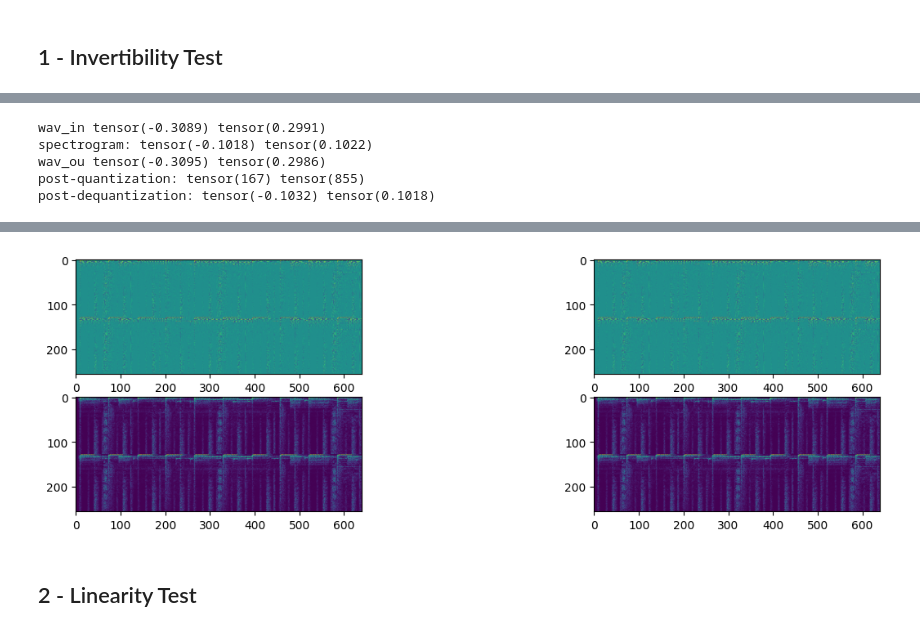
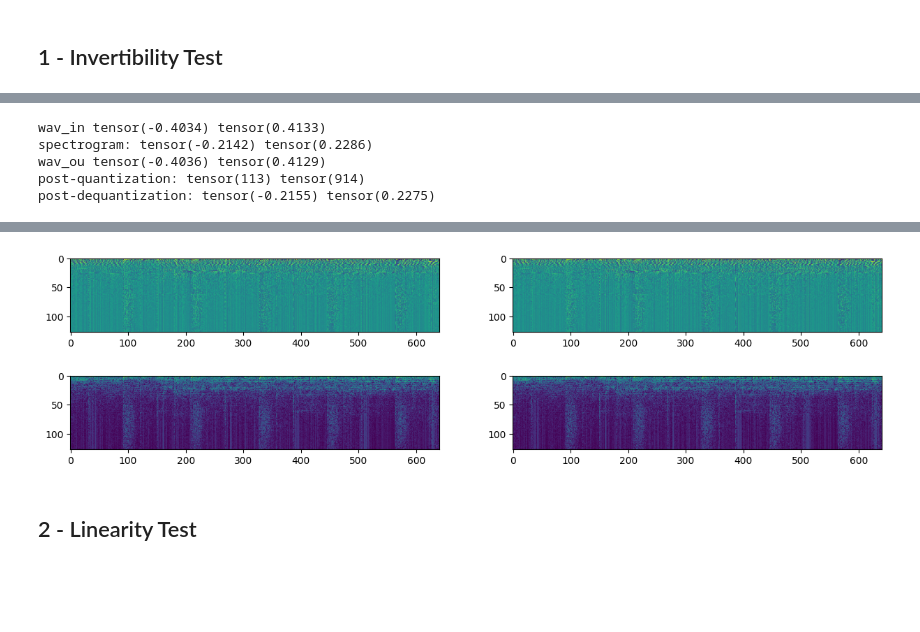
Before and after one commit to wkzng/iSincNet, a Jupyter notebook: demo.ipynb, the cells around one changed output, grey strips where cells are left out. Cells and saved outputs as stored; diff of their text form; code cells hidden in the pictures; blank space fills up the shorter version.

```diff
--- a/demo.ipynb
+++ b/demo.ipynb
@@ -26,9 +26,9 @@ weights_folder = "pretrained"
 #weights_folder = f"training/trainings/{config.id}/ckpt"
 # %%
 sinc : SincNet = (
-    SincNet(fps=128, component="complex", scale="lin", causal=False)
+    #SincNet(fps=128, component="complex", scale="lin", causal=False)
     #SincNet(fps=128, component="complex", scale="mel", causal=False)
-    #SincNet(fps=128, component="real", scale="lin", causal=True)
+    SincNet(fps=128, component="real", scale="lin", causal=True)
     #SincNet(fps=128, component="real", scale="mel", causal=True)
     .load_pretrained_weights(weights_folder=weights_folder, verbose=True)
     .eval()
@@ -49,8 +49,8 @@ audio_pathes = {
     6:"audio/invertibility/16176213.mp3",
 }
 
-audio_path = audio_pathes[3]
-waveform = audio_loader.load_segment(audio_path, offset=0, duration=5, nchannels=2)
+audio_path = audio_pathes[6]
+waveform = audio_loader.load_segment(audio_path, offset=70, duration=5, nchannels=1)
 loudness = audio_loader.measure_loudness(waveform)
 waveform = audio_loader.normalise_loudness(waveform, loudness, target_lufs=-23)
 
@@ -62,4 +62,5 @@ ipd.Audio(waveform, rate=SAMPLE_RATE, autoplay=False)
 # %%
+eps=1e-8
 q_bits = 10
 quantizer = Quantizer(q_bits=q_bits)
 
@@ -72,6 +73,10 @@ with torch.no_grad():
     #encode and decode waveform
     s = sinc.encode(wav)
     print("spectrogram:", s.min(), s.max())
+
+    #frame energy normalisation
+    #norm = eps + s.pow(2).mean(dim=1, keepdim=True).sqrt().detach()
+    #s = s /norm
 
     reconstructed_wav = sinc.decode(s)
     print("wav_ou", reconstructed_wav.min(), reconstructed_wav.max())
@@ -91,39 +96,39 @@ with torch.no_grad():
 f, axes = plt.subplots(2, 2, figsize=(15, 4))
 y = s.detach().numpy()
 yr = sr.detach().numpy()
 
 axes[0,0].imshow(y)
 axes[1,0].imshow(np.abs(y))
 
 axes[0,1].imshow(yr)
 axes[1,1].imshow(np.abs(yr))
 
 # Create your Audio objects
 audio1 = ipd.Audio(reconstructed_wav, rate=SAMPLE_RATE, autoplay=False)
 audio2 = ipd.Audio(detokenized_wav, rate=SAMPLE_RATE, autoplay=False)
 # Embed them in HTML with flexbox for horizontal layout
 html_content = f"""
 <div style="display:flex; justify-content:space-around;">
     <div>
         <h3>Reconstructed waveform</h3>
         {audio1._repr_html_()}
     </div>
     <div>
         <h3>Dequantized waveform</h3>
         {audio2._repr_html_()}
     </div>
 </div>
 """
 # Display the HTML
 display(HTML(html_content))
 # %% [output]
-wav_in tensor(-0.3089) tensor(0.2991)
-spectrogram: tensor(-0.1018) tensor(0.1022)
-wav_ou tensor(-0.3095) tensor(0.2986)
-post-quantization: tensor(167) tensor(855)
-post-dequantization: tensor(-0.1032) tensor(0.1018)
+wav_in tensor(-0.4034) tensor(0.4133)
+spectrogram: tensor(-0.2142) tensor(0.2286)
+wav_ou tensor(-0.4036) tensor(0.4129)
+post-quantization: tensor(113) tensor(914)
+post-dequantization: tensor(-0.2155) tensor(0.2275)
 [interactive output not drawn]
-[figure, old version]
+[figure, new version]
 # %% [markdown]
 ## 2 - Linearity Test
 # %%
```
Also changed, not shown: parts of 3 cells of this notebook, 3 other files.
